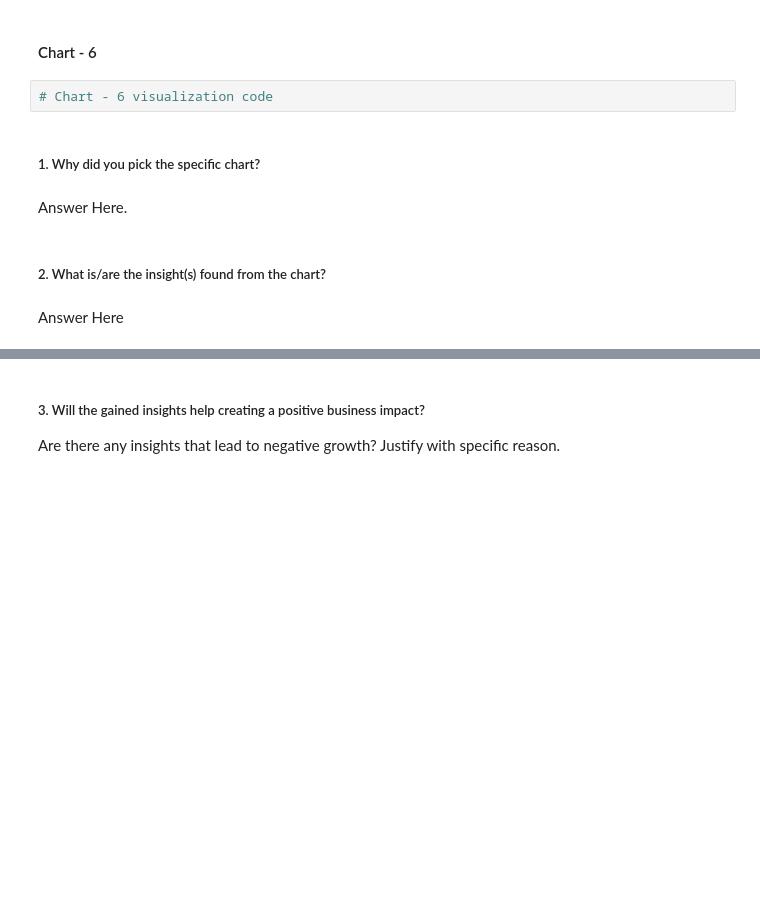
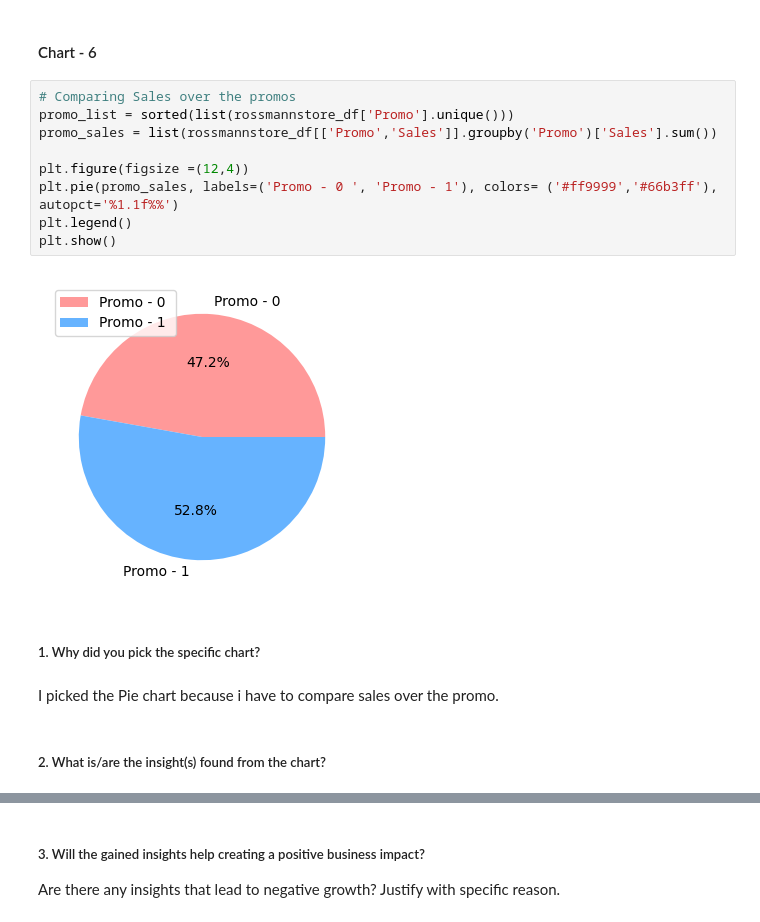
Before and after one commit to hmarathe420/Retail_Sales_Prediction, a Jupyter notebook: Retail_Sales_Prediction.ipynb, the cells around one changed output, grey strips where cells are left out. Cells and saved outputs as stored; diff of their text form; blank space fills up the shorter version.

```diff
--- a/Retail_Sales_Prediction.ipynb
+++ b/Retail_Sales_Prediction.ipynb
@@ -548,12 +566,19 @@ Answer Here
 # %% [markdown]
 #### Chart - 6
-# %%
-# Chart - 6 visualization code
+# %%
+# Comparing Sales over the promos
+promo_list = sorted(list(rossmannstore_df['Promo'].unique()))
+promo_sales = list(rossmannstore_df[['Promo','Sales']].groupby('Promo')['Sales'].sum())
+
+plt.figure(figsize =(12,4))
+plt.pie(promo_sales, labels=('Promo - 0 ', 'Promo - 1'), colors= ('#ff9999','#66b3ff'), autopct='%1.1f%%')
+plt.legend()
+plt.show()
+# %% [output]
+[figure, added]
 # %% [markdown]
 ##### 1. Why did you pick the specific chart?
-# %% [markdown]
-Answer Here.
+# %% [markdown]
+I picked the Pie chart because i have to compare sales over the promo.
 # %% [markdown]
 ##### 2. What is/are the insight(s) found from the chart?
-# %% [markdown]
-Answer Here
```
Also changed, not shown: parts of 12 cells of this notebook.
